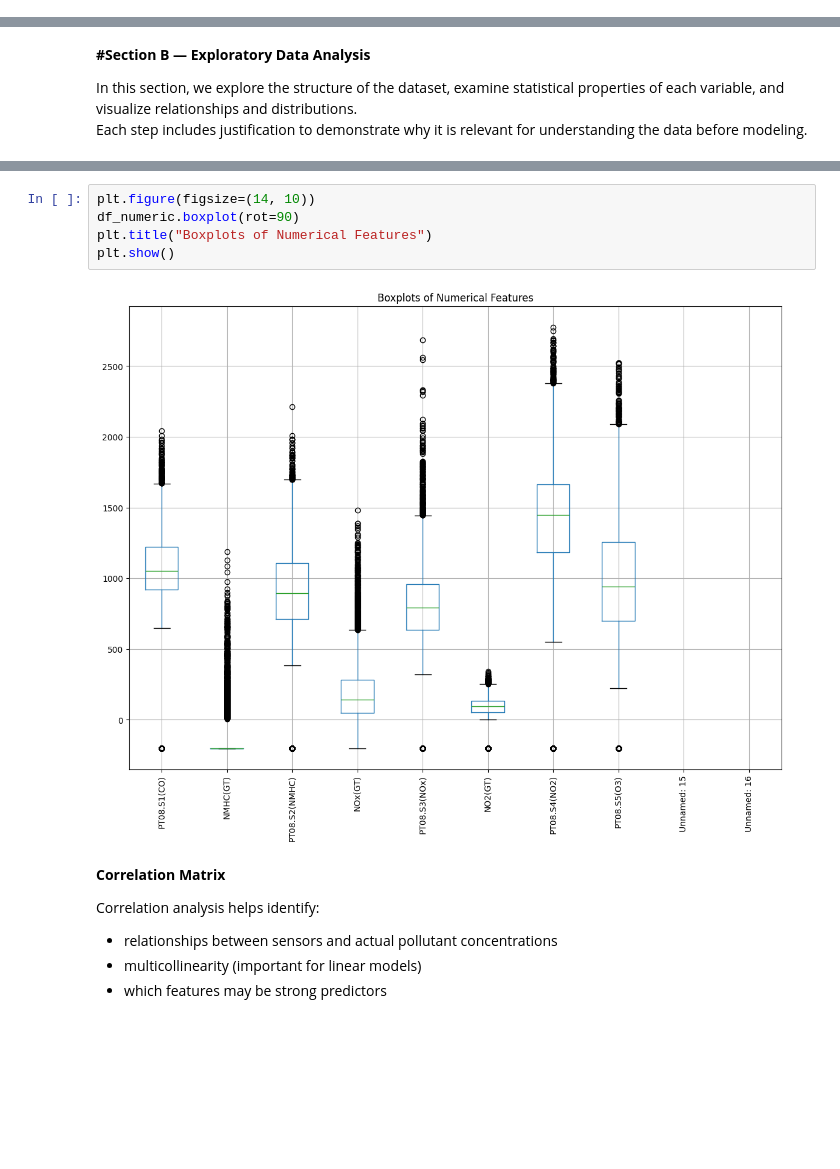
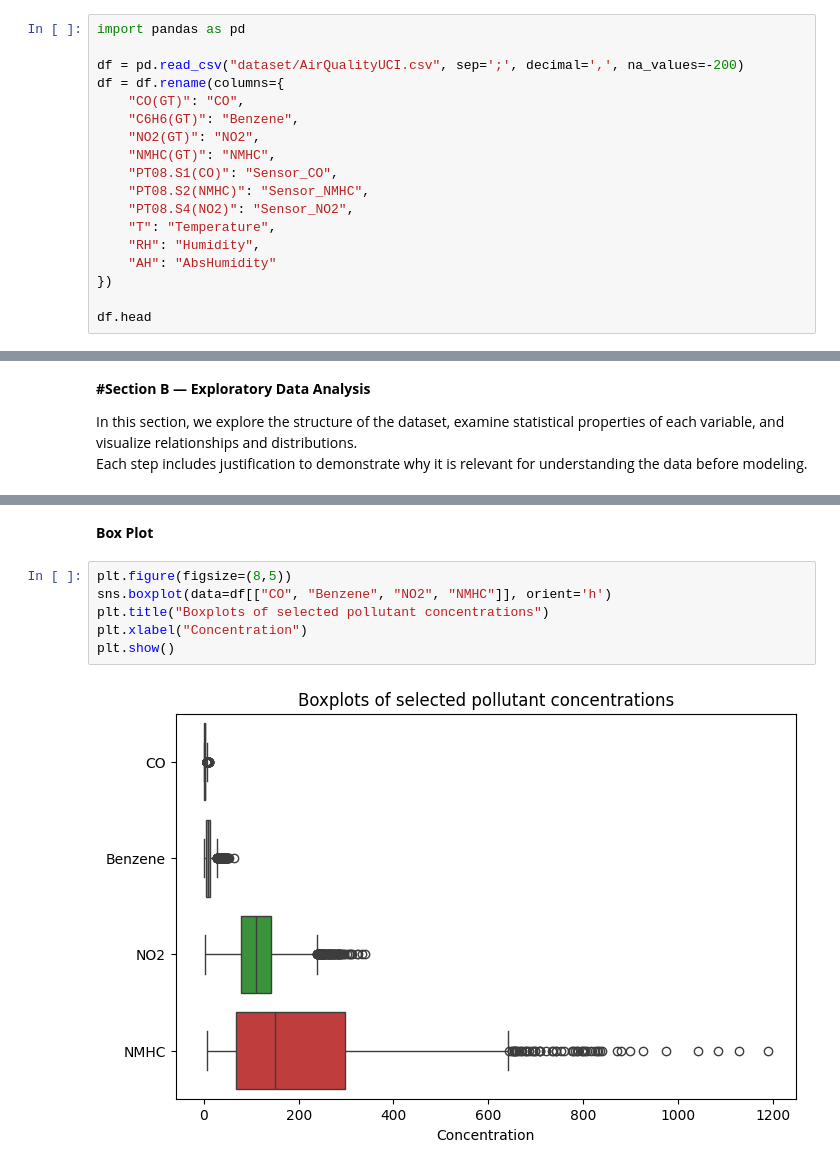
Before and after one commit to Sayid03/air-polution-ml, a Jupyter notebook: solution.ipynb, the cells around one changed output, grey strips where cells are left out. Saved outputs shown, nothing was run; the diff lists cells and outputs as text; blank space fills up the shorter version.

Commit message:
Copliting EDA & Editing Data Load

```diff
--- a/solution.ipynb
+++ b/solution.ipynb
@@ -32,0 +9,18 @@ df.head
+# %%
+import pandas as pd
+
+df = pd.read_csv("dataset/AirQualityUCI.csv", sep=';', decimal=',', na_values=-200)
+df = df.rename(columns={
+    "CO(GT)": "CO",
+    "C6H6(GT)": "Benzene",
+    "NO2(GT)": "NO2",
+    "NMHC(GT)": "NMHC",
+    "PT08.S1(CO)": "Sensor_CO",
+    "PT08.S2(NMHC)": "Sensor_NMHC",
+    "PT08.S4(NO2)": "Sensor_NO2",
+    "T": "Temperature",
+    "RH": "Humidity",
+    "AH": "AbsHumidity"
+})
+
+df.head
@@ -106,14 +160,10 @@ This is important because outliers may result from sensor malfunction, extreme p
+# %% [markdown]
+**Box Plot**
 # %%
-plt.figure(figsize=(14, 10))
-df_numeric.boxplot(rot=90)
-plt.title("Boxplots of Numerical Features")
+plt.figure(figsize=(8,5))
+sns.boxplot(data=df[["CO", "Benzene", "NO2", "NMHC"]], orient='h')
+plt.title("Boxplots of selected pollutant concentrations")
+plt.xlabel("Concentration")
 plt.show()
 # %% [output]
-[figure, old version]
+[figure, new version]
-# %% [markdown]
-**Correlation Matrix**
-
-Correlation analysis helps identify:
-- relationships between sensors and actual pollutant concentrations
-- multicollinearity (important for linear models)
-- which features may be strong predictors
```
Also changed, not shown: parts of 25 cells of this notebook.
